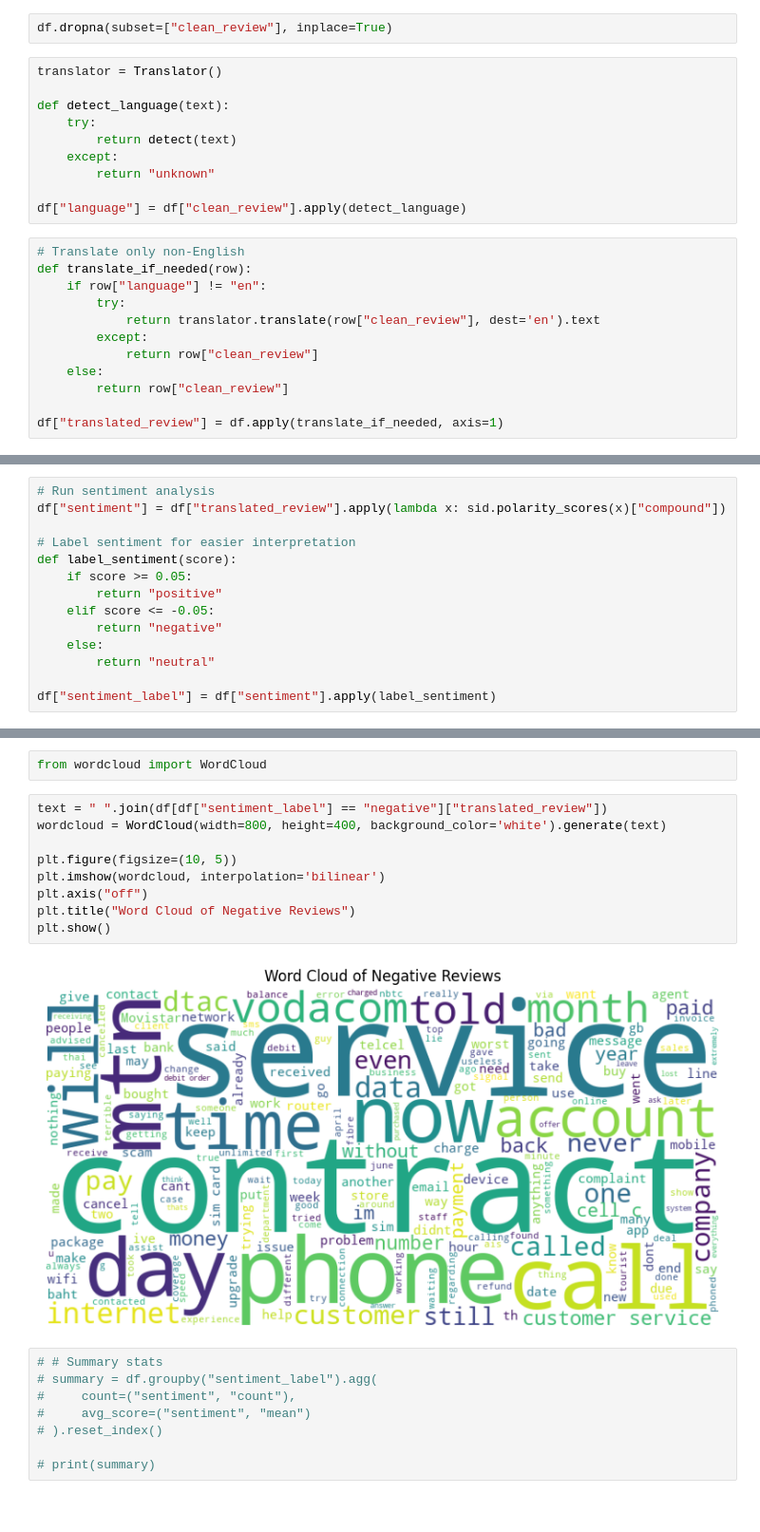
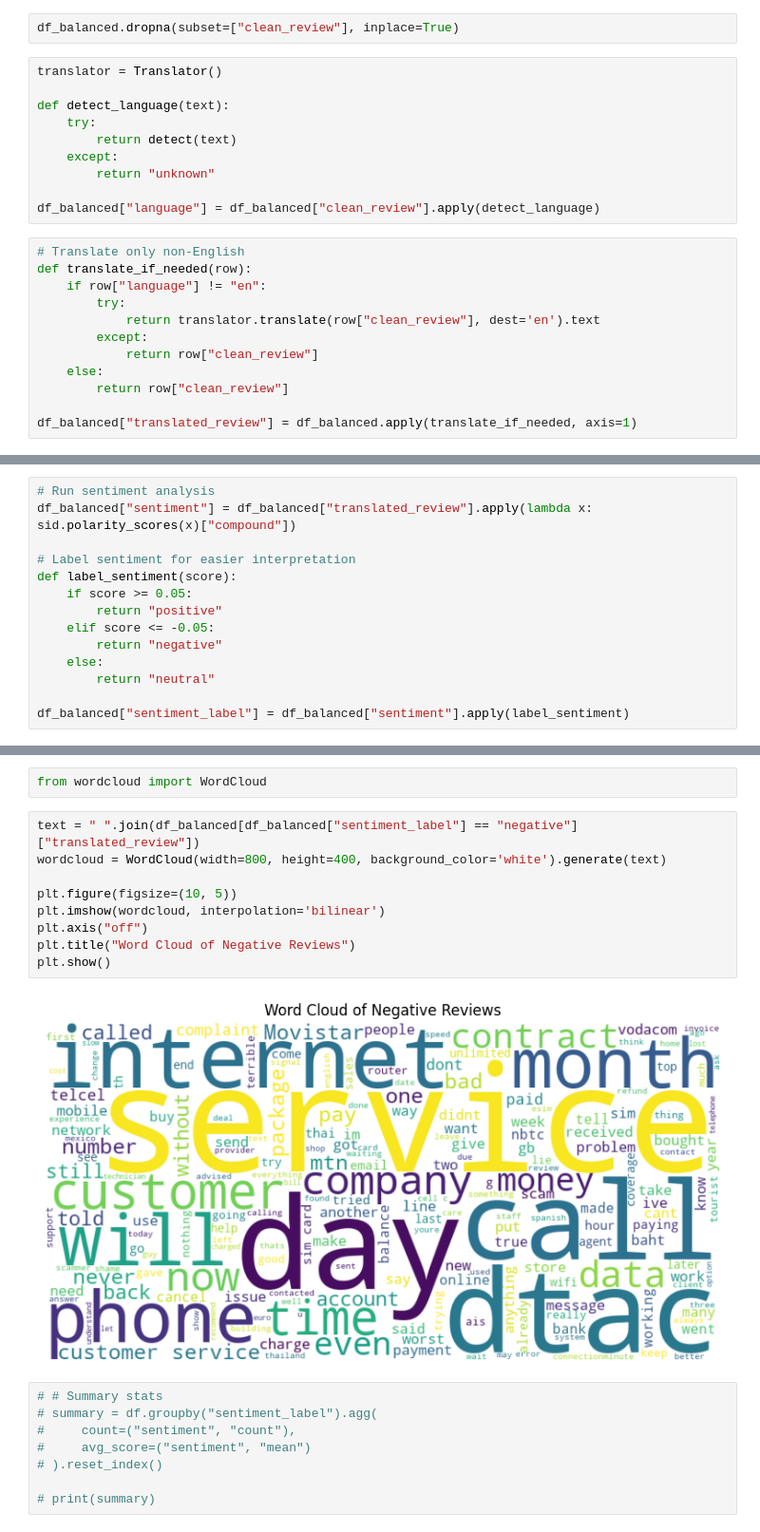
Before and after one commit to deynabaevax/telecom-market, a Jupyter notebook: sentiment_analysis_all.ipynb, the cells around one changed output, grey strips where cells are left out. Shown at 95% size. Saved outputs shown, nothing was run; the diff lists cells and outputs as text.

Commit message:
data downsampling and sentiment analysis update

```diff
--- a/sentiment_analysis_all.ipynb
+++ b/sentiment_analysis_all.ipynb
@@ -69,7 +119,7 @@ df["clean_review"] = df["review"].str.lower().apply(lambda x: re.sub(r"[^a-z\s]"
 from langdetect import detect
 from googletrans import Translator
 # %%
-df.dropna(subset=["clean_review"], inplace=True)
+df_balanced.dropna(subset=["clean_review"], inplace=True)
 # %%
 translator = Translator()
 
@@ -79,7 +129,7 @@ def detect_language(text):
     except:
         return "unknown"
 
-df["language"] = df["clean_review"].apply(detect_language)
+df_balanced["language"] = df_balanced["clean_review"].apply(detect_language)
 # %%
 # Translate only non-English
 def translate_if_needed(row):
@@ -91,7 +141,7 @@ def translate_if_needed(row):
     else:
         return row["clean_review"]
 
-df["translated_review"] = df.apply(translate_if_needed, axis=1)
+df_balanced["translated_review"] = df_balanced.apply(translate_if_needed, axis=1)
 # %%
 from nltk.sentiment.vader import SentimentIntensityAnalyzer
 import nltk
@@ -105,7 +155,7 @@ sid = SentimentIntensityAnalyzer()
 [nltk_data]   Package vader_lexicon is already up-to-date!
 # %%
 # Run sentiment analysis
-df["sentiment"] = df["translated_review"].apply(lambda x: sid.polarity_scores(x)["compound"])
+df_balanced["sentiment"] = df_balanced["translated_review"].apply(lambda x: sid.polarity_scores(x)["compound"])
 
 # Label sentiment for easier interpretation
 def label_sentiment(score):
@@ -116,7 +166,7 @@ def label_sentiment(score):
     else:
         return "neutral"
 
-df["sentiment_label"] = df["sentiment"].apply(label_sentiment)
+df_balanced["sentiment_label"] = df_balanced["sentiment"].apply(label_sentiment)
 # %%
 import seaborn as sns
 import matplotlib.pyplot as plt
@@ -129,16 +179,16 @@ plt.show()
 # %%
 from wordcloud import WordCloud
 # %%
-text = " ".join(df[df["sentiment_label"] == "negative"]["translated_review"])
+text = " ".join(df_balanced[df_balanced["sentiment_label"] == "negative"]["translated_review"])
 wordcloud = WordCloud(width=800, height=400, background_color='white').generate(text)
 
 plt.figure(figsize=(10, 5))
 plt.imshow(wordcloud, interpolation='bilinear')
 plt.axis("off")
 plt.title("Word Cloud of Negative Reviews")
 plt.show()
 # %% [output]
-[figure, old version]
+[figure, new version]
 # %%
 # # Summary stats
 # summary = df.groupby("sentiment_label").agg(
```
Also changed, not shown: parts of 15 cells of this notebook.
